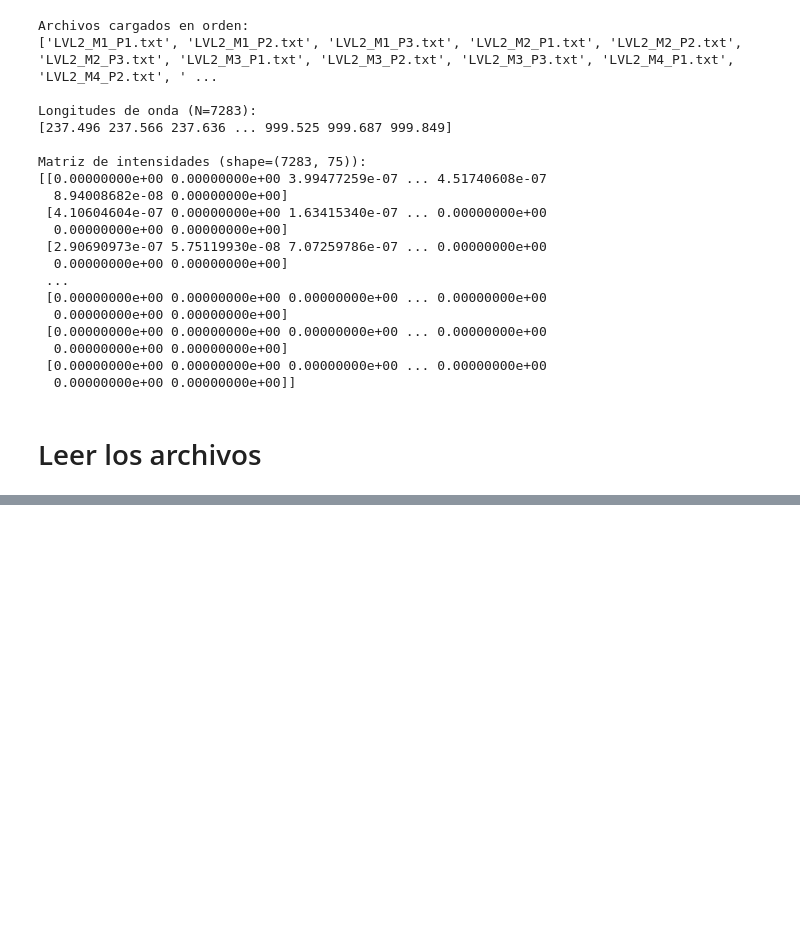
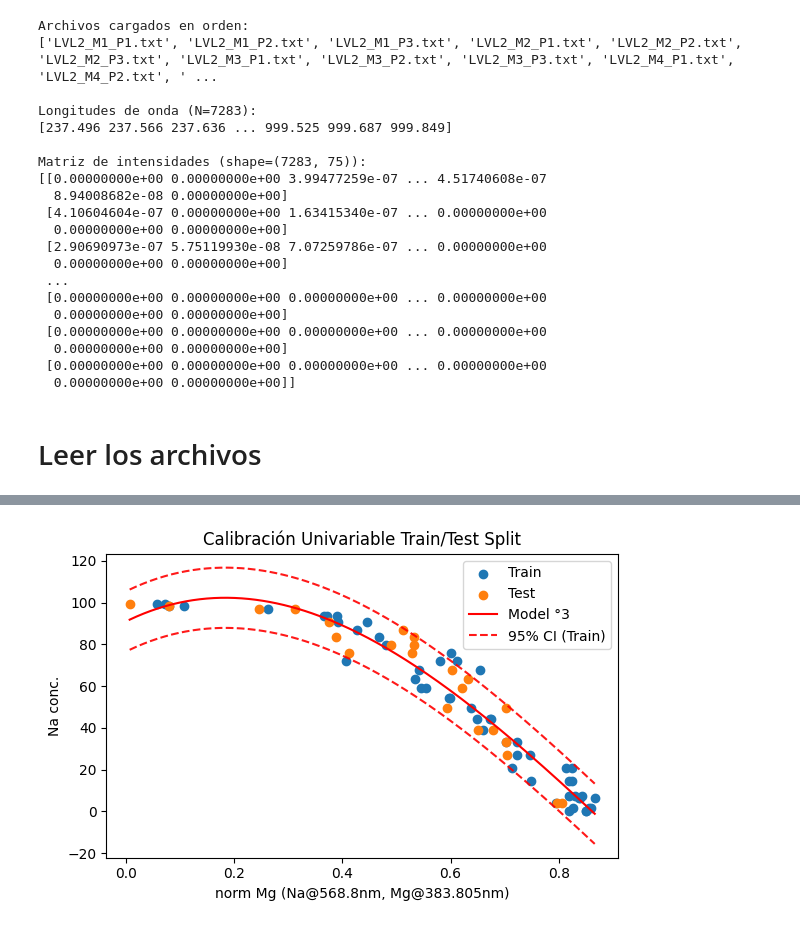
Before and after one commit to elsamoreno/LIBS_QUANTIFICATION_INTA, a Jupyter notebook: Machine Learning/Univariable.ipynb, the cells around one changed output, grey strips where cells are left out. Cells and saved outputs as stored; diff of their text form; code cells hidden in the pictures; blank space fills up the shorter version.

```diff
--- a/Machine Learning/Univariable.ipynb
+++ b/Machine Learning/Univariable.ipynb
@@ -111,0 +306,5 @@ wavelengths = np.loadtxt(dir_wln, delimiter="\t")
+# %%
+from sklearn.model_selection import train_test_split
+from sklearn.metrics import r2_score, mean_squared_error
+
+train_ratio = 0.7   # e.g. 70% train, 30% test
@@ -111,0 +356,15 @@ wavelengths = np.loadtxt(dir_wln, delimiter="\t")
+# %%
+#Selección del mejor según R²_train
+results.sort(key=lambda r: (-r['r2_train'], r['rmse_train']))
+best = results[0]
+
+print(f"\nBest univariable calibration (train {train_ratio*100:.0f}%):")
+print(f" Elemento:     {best['element']}")
+print(f" Pico Na:      {best['na_peak']} nm")
+print(f" Pico Mg:      {best['mg_peak']} nm")
+print(f" Indicador:    {best['indicator']}")
+print(f" Grado pol.:   {best['degree']}")
+print(f" R² train:     {best['r2_train']:.4f}")
+print(f" RMSE train:   {best['rmse_train']:.4f}")
+print(f" R² test:      {best['r2_test']:.4f}")
+print(f" RMSE test:    {best['rmse_test']:.4f}")
@@ -111,0 +382,29 @@ wavelengths = np.loadtxt(dir_wln, delimiter="\t")
+# %%
+x_tr = best['x_tr']; y_tr = best['y_tr']
+x_te = best['x_te']; y_te = best['y_te']
+x_curve = np.linspace(min(x_tr.min(),x_te.min()),
+                      max(x_tr.max(),x_te.max()), 200)
+# Plot train vs test y curva final
+rmse   = best['rmse_train']
+# calculo banda de confianza ~ ±1.96·RMSE
+ci = 1.96 * rmse
+pf = PolynomialFeatures(best['degree'], include_bias=True)
+Xp_curve = pf.fit_transform(x_curve.reshape(-1,1))
+y_curve = best['model'].predict(Xp_curve)
+
+plt.figure(figsize=(6,4))
+plt.scatter(x_tr, y_tr, label='Train', color='C0')
+plt.scatter(x_te, y_te, label='Test',  color='C1')
+plt.plot(x_curve, y_curve, 'r-', label=f"Model °{best['degree']}")
+# bandas de confianza al 95%
+plt.plot(x_curve, y_curve + ci, '--', alpha=0.9, label='95% CI (Train)', color = 'Red')
+plt.plot(x_curve, y_curve - ci, '--', alpha=0.9,color = 'Red')
+
+plt.xlabel(f"{best['indicator']} (Na@{best['na_peak']}nm, Mg@{best['mg_peak']}nm)")
+plt.ylabel(f"{best['element']} conc.")
+plt.title("Calibración Univariable Train/Test Split")
+plt.legend()
+plt.tight_layout()
+plt.show()
+# %% [output]
+[figure, added]
```
Also changed, not shown: parts of 15 cells of this notebook, 1 other file.
